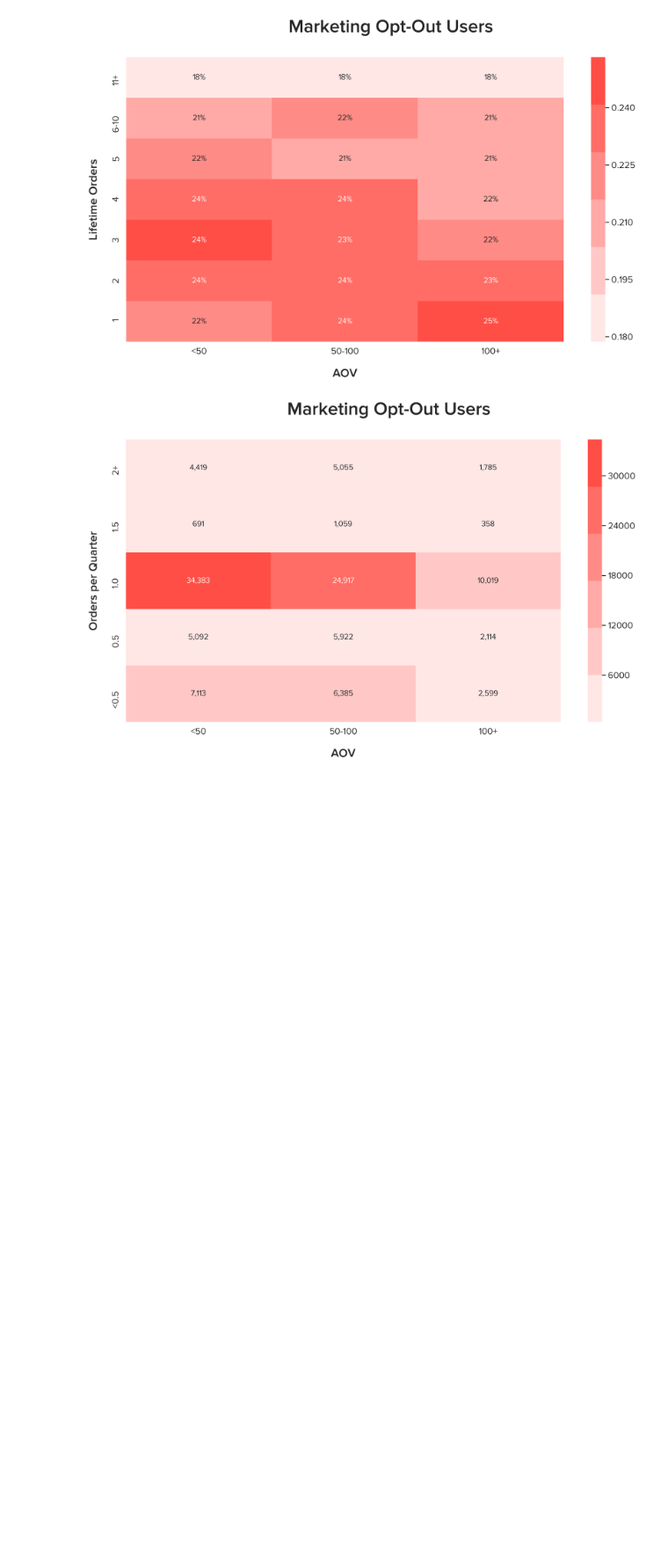
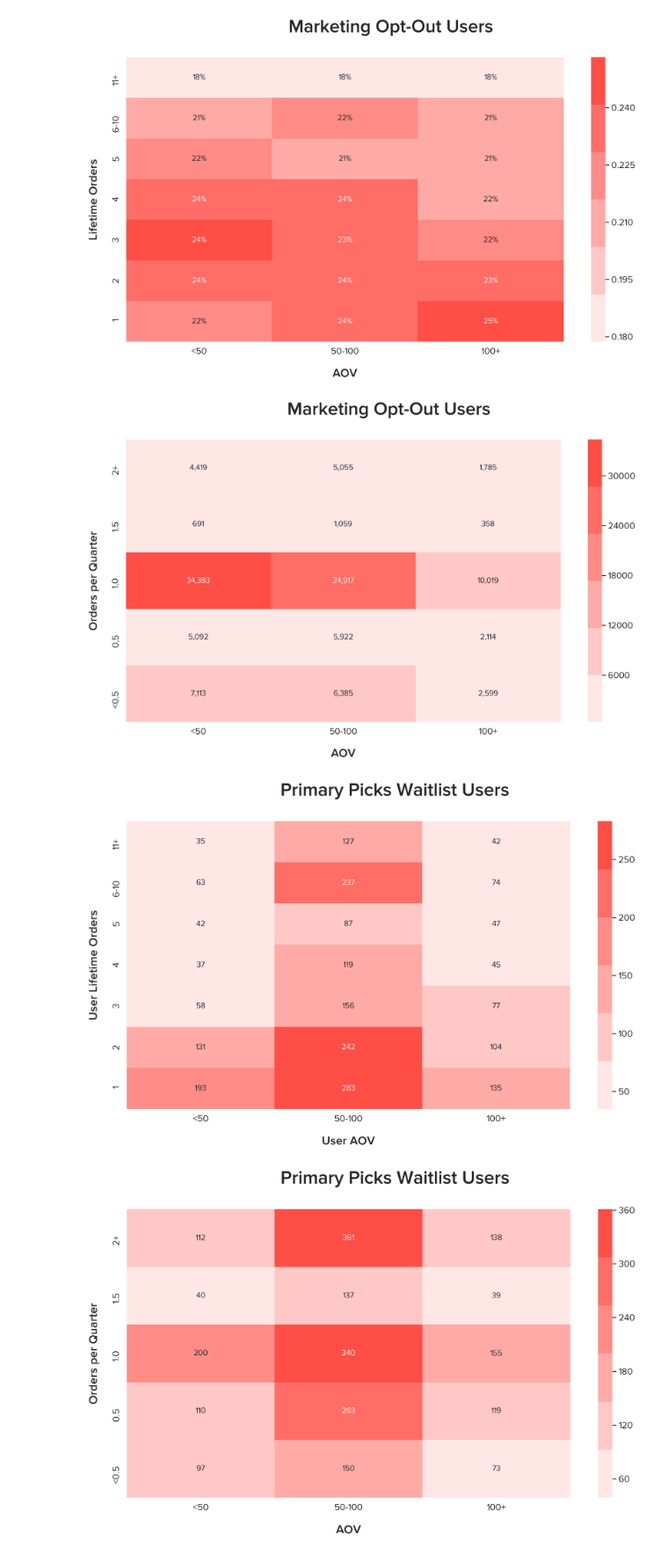
Before and after one commit to giokincade/primary, a Jupyter notebook: notebooks/Post-Engagement Viz.ipynb, the cells around one changed output. Shown at 88% size. Drawn from its saved outputs; the diff is of its cells as text; code cells hidden in the pictures; blank space fills up the shorter version.

Commit message:
waitlist heatmap

```diff
--- a/notebooks/Post-Engagement Viz.ipynb
+++ b/notebooks/Post-Engagement Viz.ipynb
@@ -65,3 +65,8 @@ marketing_opt_out(users)
 [figure]
 [figure]
 [figure]
+# %%
+picks_waitlist_user_heatmap(users)
+# %% [output]
+[figure, added]
+[figure, added]
```
Also changed, not shown: parts of 2 cells of this notebook, 1 other file.
